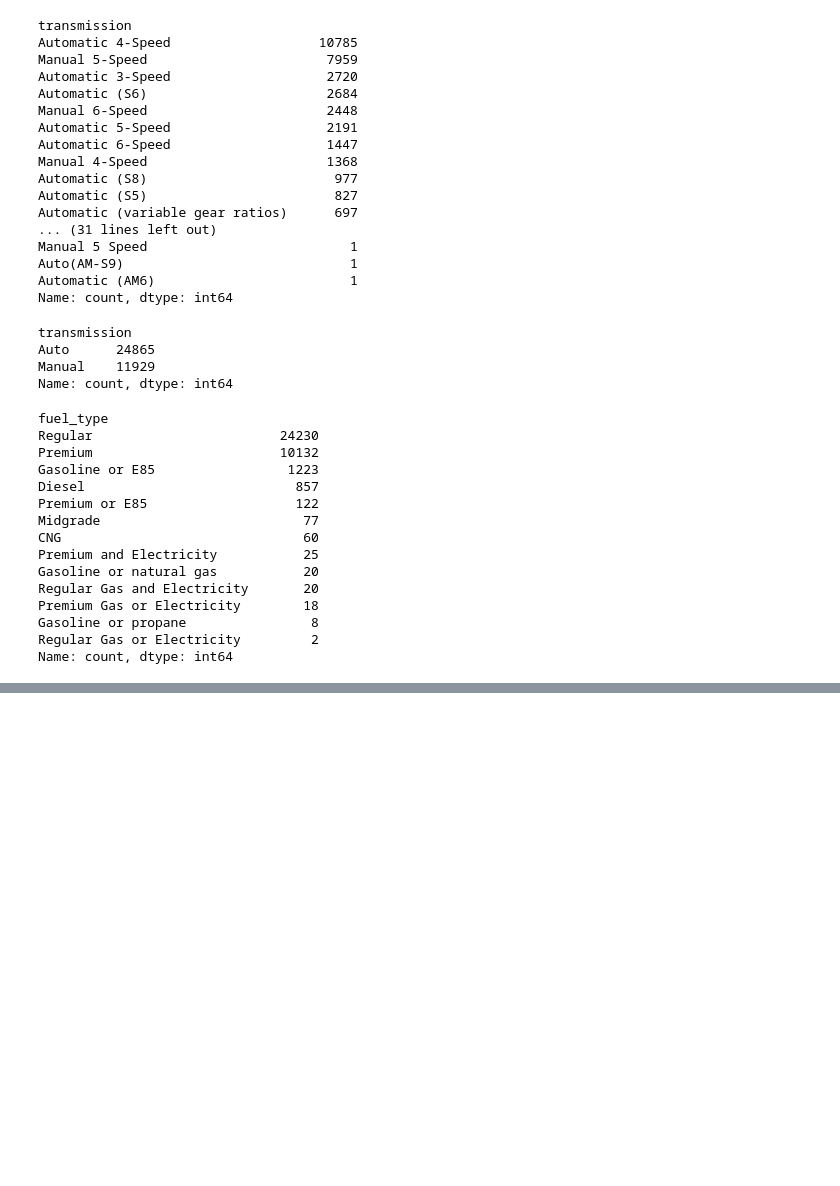
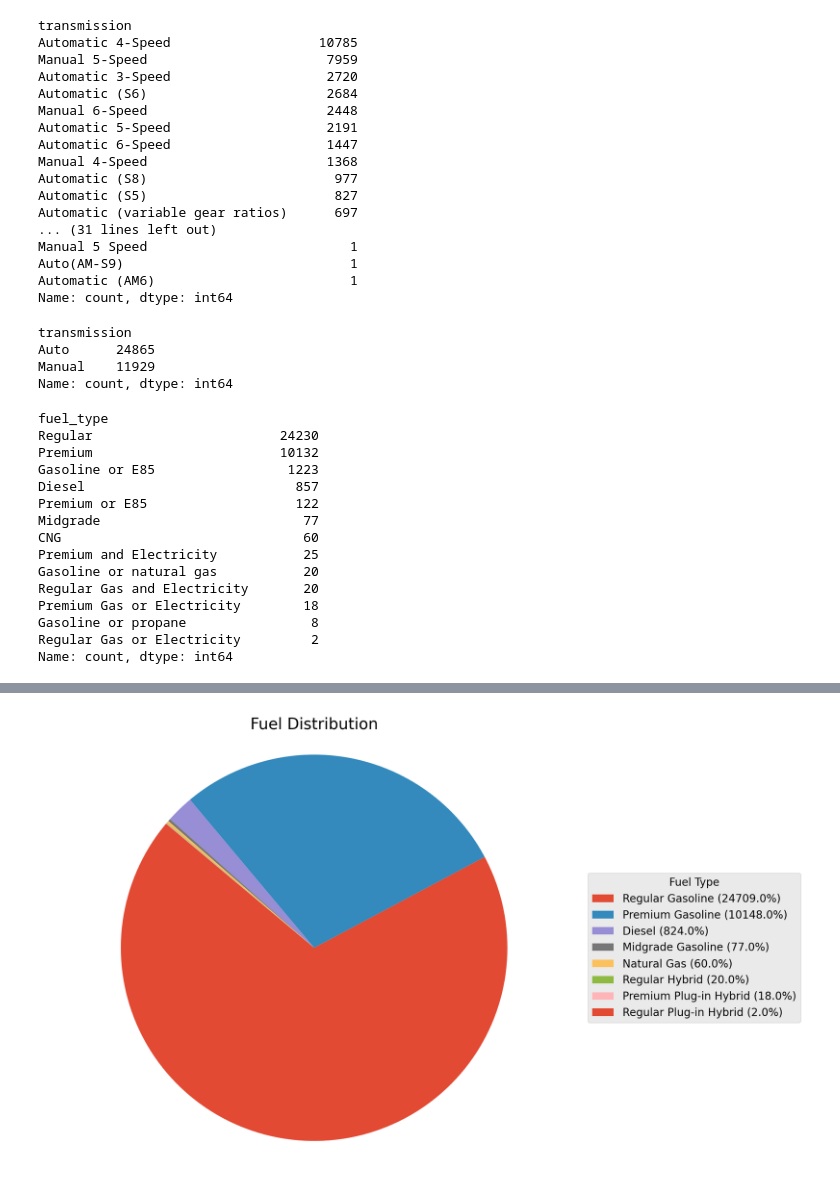
Before and after one commit to awol380/Machine-Learning-2410-Assignment, a Jupyter notebook: Phase_1.ipynb, the cells around one changed output, grey strips where cells are left out. Drawn from its saved outputs; the diff is of its cells as text; code cells hidden in the pictures; blank space fills up the shorter version.

```diff
--- a/Phase_1.ipynb
+++ b/Phase_1.ipynb
@@ -315,0 +341,23 @@ data = data.drop_duplicates(subset=data.columns.difference(['vehicle_id'])) #dro
+# %%
+dataaa = data['fuel_type_1'].value_counts()
+labels = dataaa.index
+size = dataaa.values
+
+# Create a pie chart
+plt.figure(figsize=(10, 6))  # Adjust figure size as needed
+
+# Plot the pie chart
+wedges, _ = plt.pie(size, labels=None, startangle=140)
+
+# Combine labels with percentage values for legend
+legend_labels = [f'{label} ({size:.1f}%)' for label, size in zip(labels, size)]
+
+# Add labels with percentage values in the legend
+plt.legend(wedges, legend_labels, loc="center left", bbox_to_anchor=(1, 0.5), title="Fuel Type")
+
+plt.title('Fuel Distribution')
+plt.axis('equal')  # Equal aspect ratio ensures that pie is drawn as a circle
+plt.tight_layout()  # Adjust layout
+plt.show()
+# %% [output]
+[figure, added]
```
Also changed, not shown: parts of 4 cells of this notebook.
